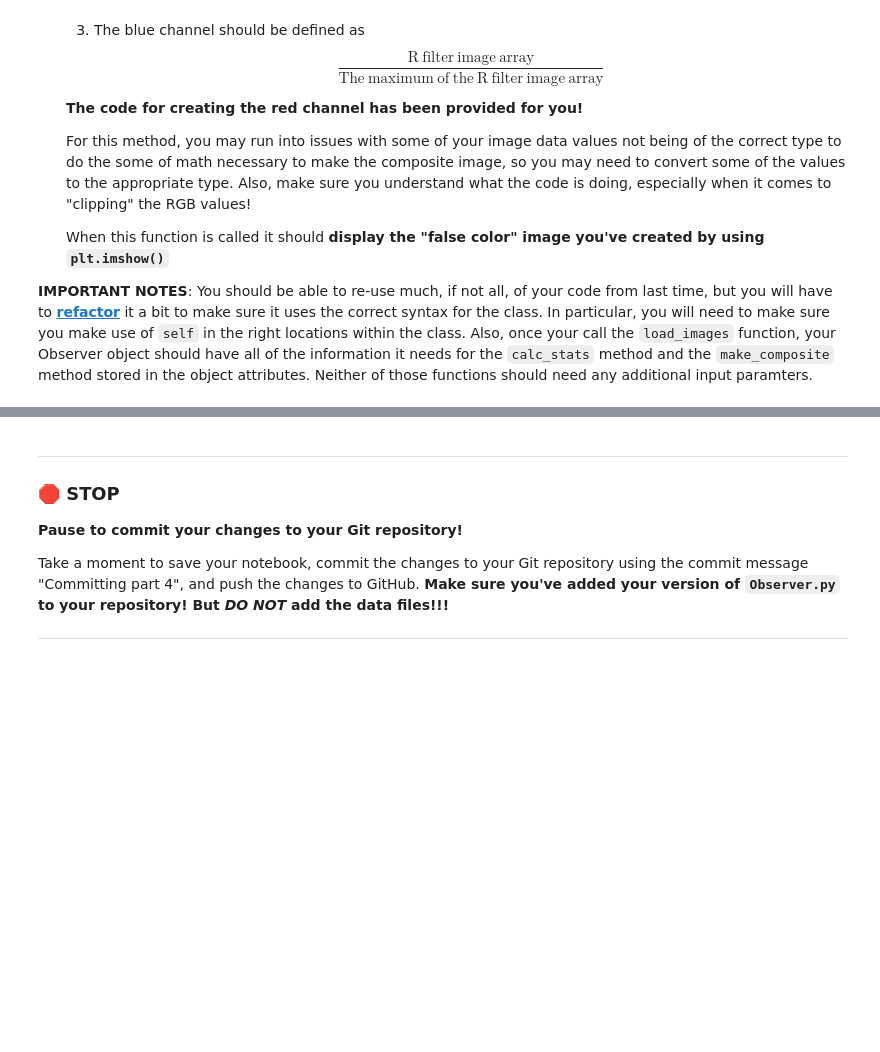
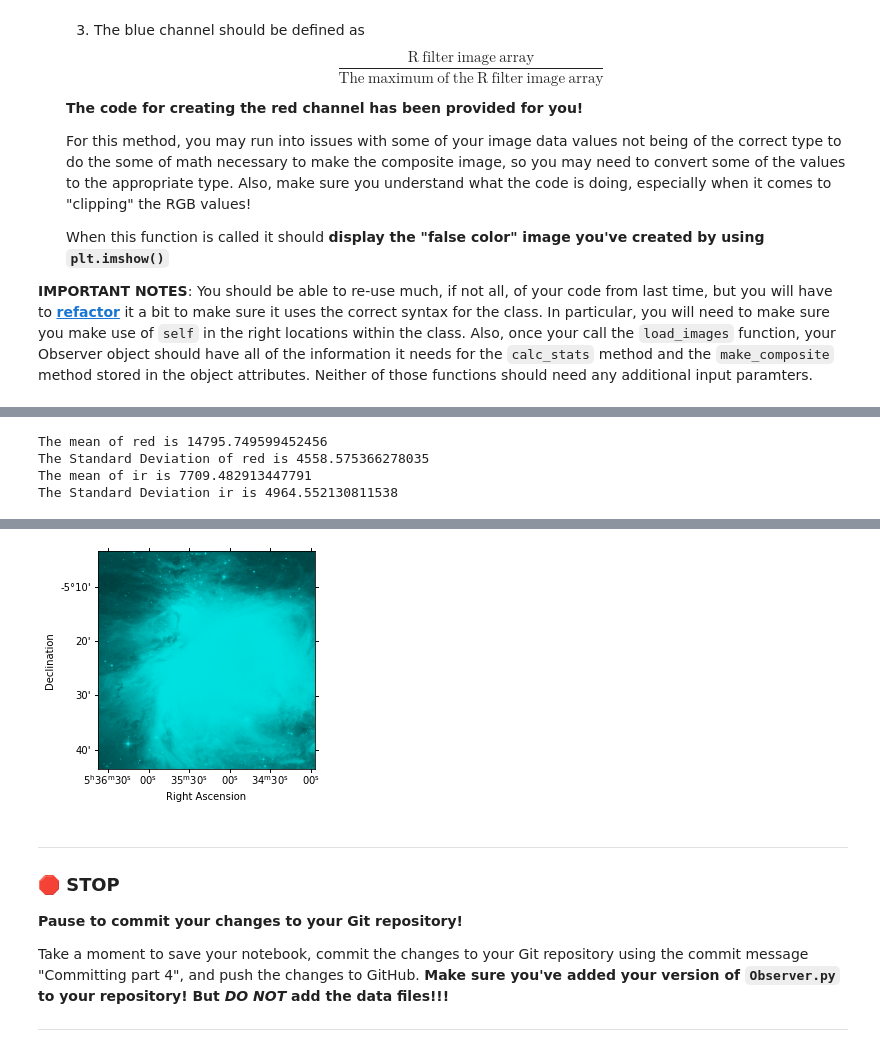
Before and after one commit to markelt1/cmse202-s21-turnin, a Jupyter notebook: hw-02/HW-02_PandasReviewAndPythonObjects-STUDENT.ipynb, the cells around one changed output, grey strips where cells are left out. Saved outputs shown, nothing was run; the diff lists cells and outputs as text; code cells hidden in the pictures; blank space fills up the shorter version.

```diff
--- a/hw-02/HW-02_PandasReviewAndPythonObjects-STUDENT.ipynb
+++ b/hw-02/HW-02_PandasReviewAndPythonObjects-STUDENT.ipynb
@@ -378,8 +378,17 @@ If you need the data files again, you can get them here:
 # %%
 # The magic commands below tells Jupyter Notebook to automatically load classes and methods from external files
 # in case they have changed from last load time;
-# This is useful in case you're editing and trying to debug your script and you should leave them here.
+# This is useful in case you're editing and trying to debug your scriptand you should leave them here.
+from Observer import Observer
 %reload_ext autoreload
 %autoreload 2
 
 # Put your code here
+obs = Observer('m42_40min_red.fits', 'm42_40min_ir.fits')
+obs.calc_stats()
+obs.make_composite()
+# %% [output]
+The mean of red is 14795.749599452456
+The Standard Deviation of red is 4558.575366278035
+The mean of ir is 7709.482913447791
+The Standard Deviation ir is 4964.552130811538
@@ -386,3 +409,4 @@ If you need the data files again, you can get them here:
+[figure, added]
 # %% [markdown]
 ---
 ### &#128721; STOP
```
Also changed, not shown: parts of 1 cell of this notebook, 3 other files.
